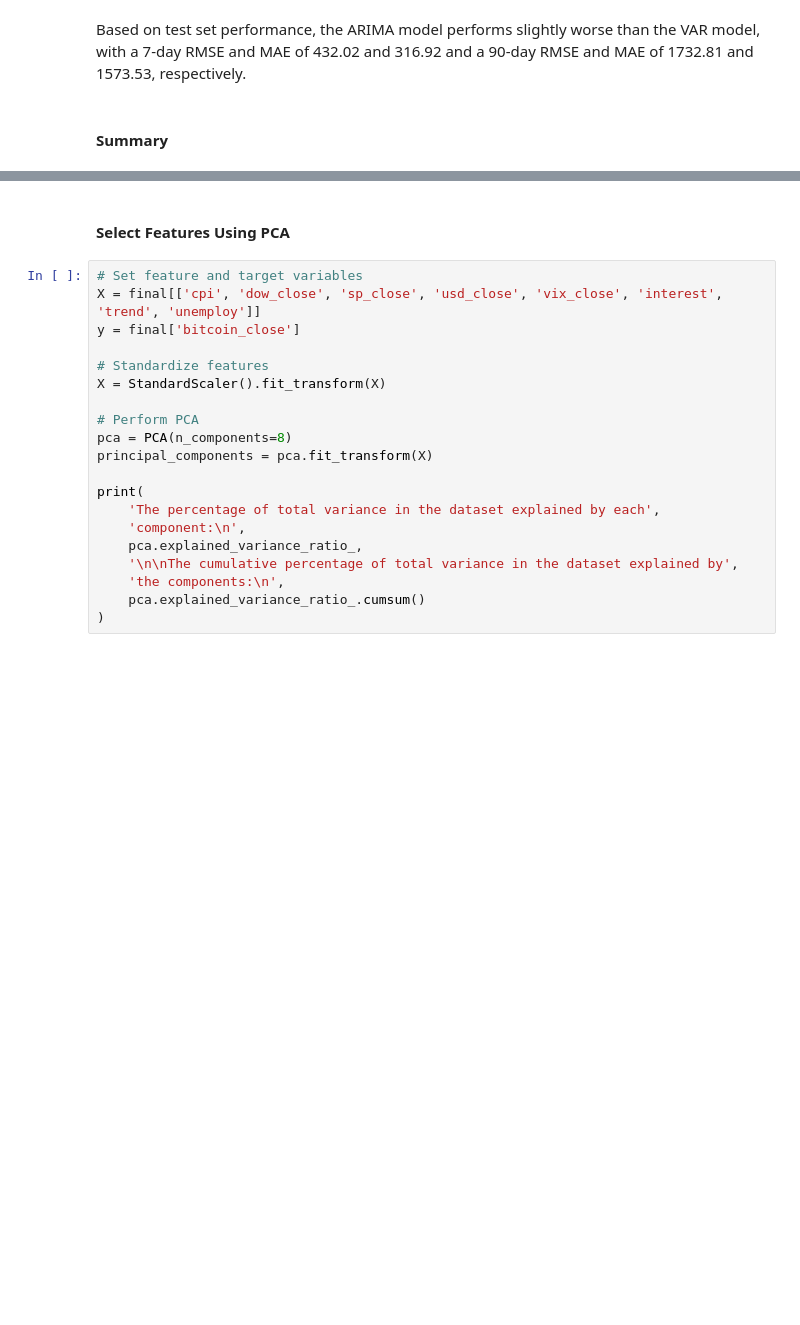
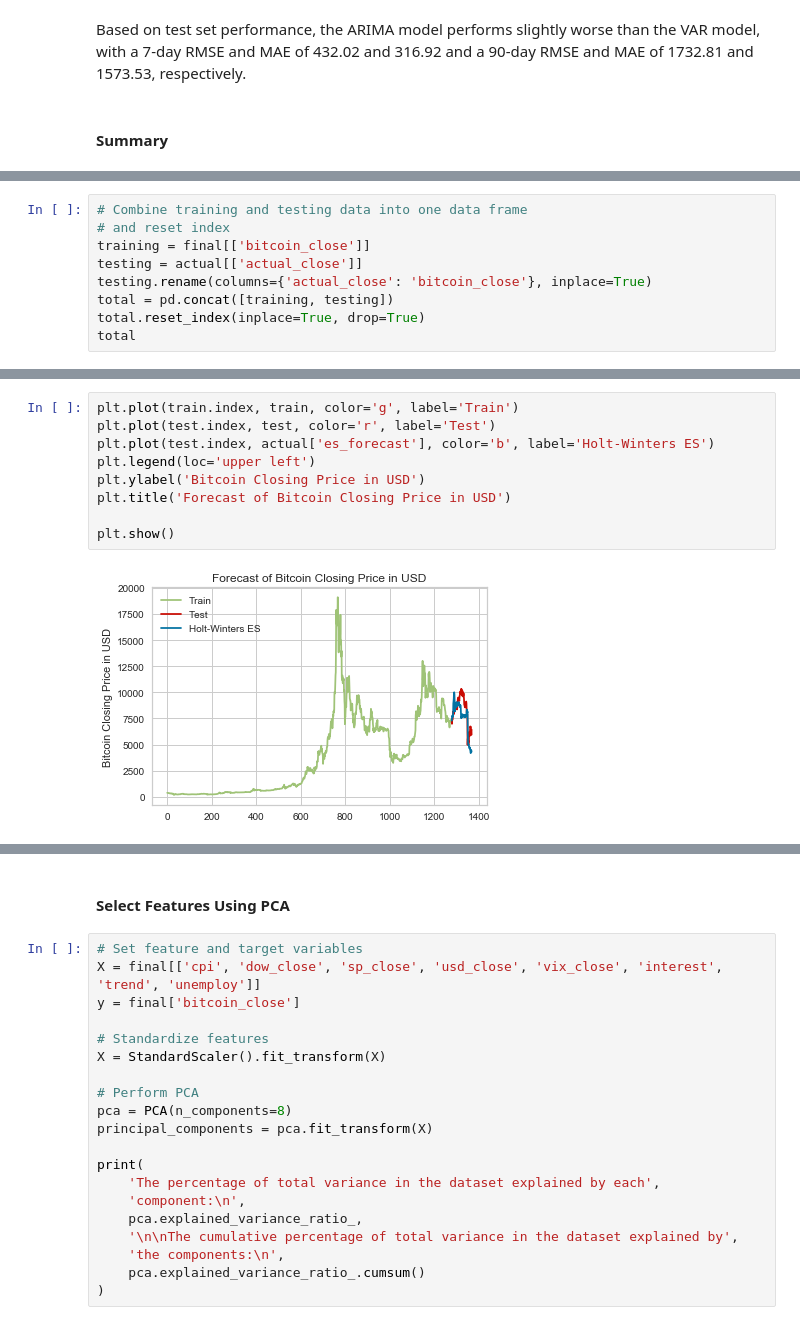
Before and after one commit to happyheppler/Thinkful-Module-38, a Jupyter notebook: module38_capstone.ipynb, the cells around one changed output, grey strips where cells are left out. Cells and saved outputs as stored; diff of their text form; blank space fills up the shorter version.

```diff
--- a/module38_capstone.ipynb
+++ b/module38_capstone.ipynb
@@ -1451,0 +1437,9 @@ As an aside, I will test the ability of a random forest regressor to predict bit
+# %%
+# Combine training and testing data into one data frame
+# and reset index
+training = final[['bitcoin_close']]
+testing = actual[['actual_close']]
+testing.rename(columns={'actual_close': 'bitcoin_close'}, inplace=True)
+total = pd.concat([training, testing])
+total.reset_index(inplace=True, drop=True)
+total
@@ -1451,0 +1512,11 @@ As an aside, I will test the ability of a random forest regressor to predict bit
+# %%
+plt.plot(train.index, train, color='g', label='Train')
+plt.plot(test.index, test, color='r', label='Test')
+plt.plot(test.index, actual['es_forecast'], color='b', label='Holt-Winters ES')
+plt.legend(loc='upper left')
+plt.ylabel('Bitcoin Closing Price in USD')
+plt.title('Forecast of Bitcoin Closing Price in USD')
+
+plt.show()
+# %% [output]
+[figure, added]
```
Also changed, not shown: parts of 74 cells of this notebook.
